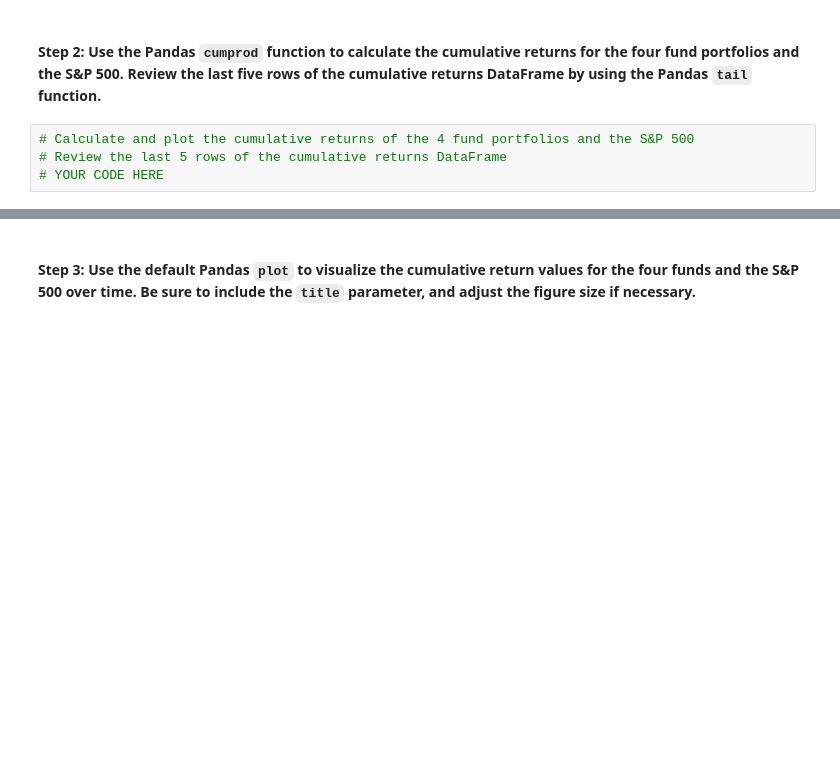
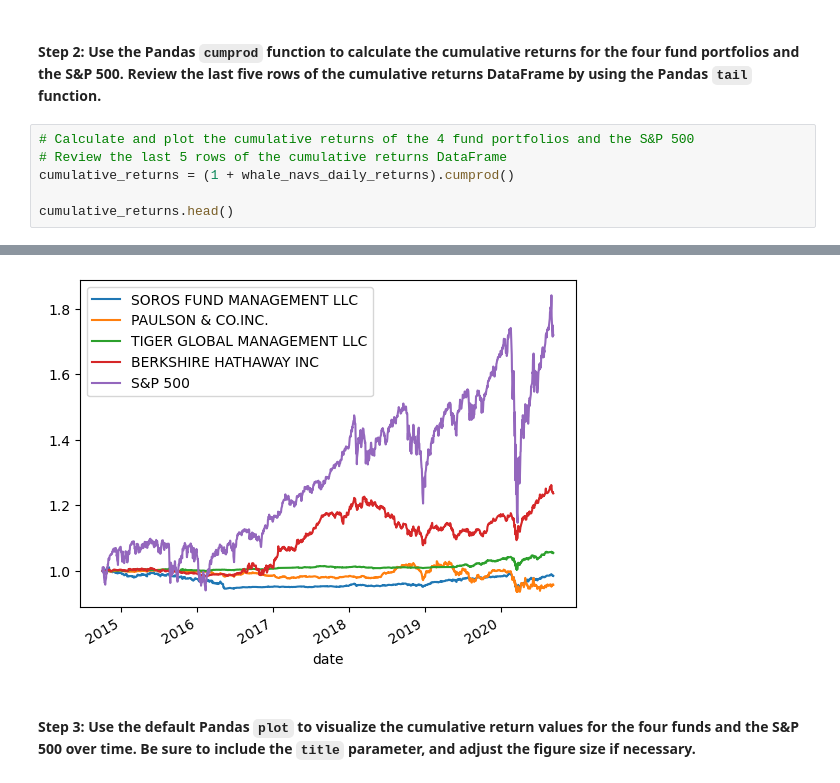
Before and after one commit to najibabounasr/Berkley-Bootcamp---Risk-Return-Analysis-Program, a Jupyter notebook: risk_return_analysis.ipynb, the cells around one changed output, grey strips where cells are left out. Drawn from its saved outputs; the diff is of its cells as text; blank space fills up the shorter version.

```diff
--- a/risk_return_analysis.ipynb
+++ b/risk_return_analysis.ipynb
@@ -157,4 +175,7 @@ Analyze the data to determine if any of the portfolios outperform the broader st
 # %%
 # Calculate and plot the cumulative returns of the 4 fund portfolios and the S&P 500
 # Review the last 5 rows of the cumulative returns DataFrame
-# YOUR CODE HERE
+cumulative_returns = (1 + whale_navs_daily_returns).cumprod()
+
+cumulative_returns.head()
+# %% [output]
@@ -161,3 +189,4 @@ Analyze the data to determine if any of the portfolios outperform the broader st
+[figure, added]
 # %% [markdown]
 #### Step 3: Use the default Pandas `plot` to visualize the cumulative return values for the four funds and the S&P 500 over time. Be sure to include the `title` parameter, and adjust the figure size if necessary.
 # %%
```
Also changed, not shown: parts of 10 cells of this notebook.
